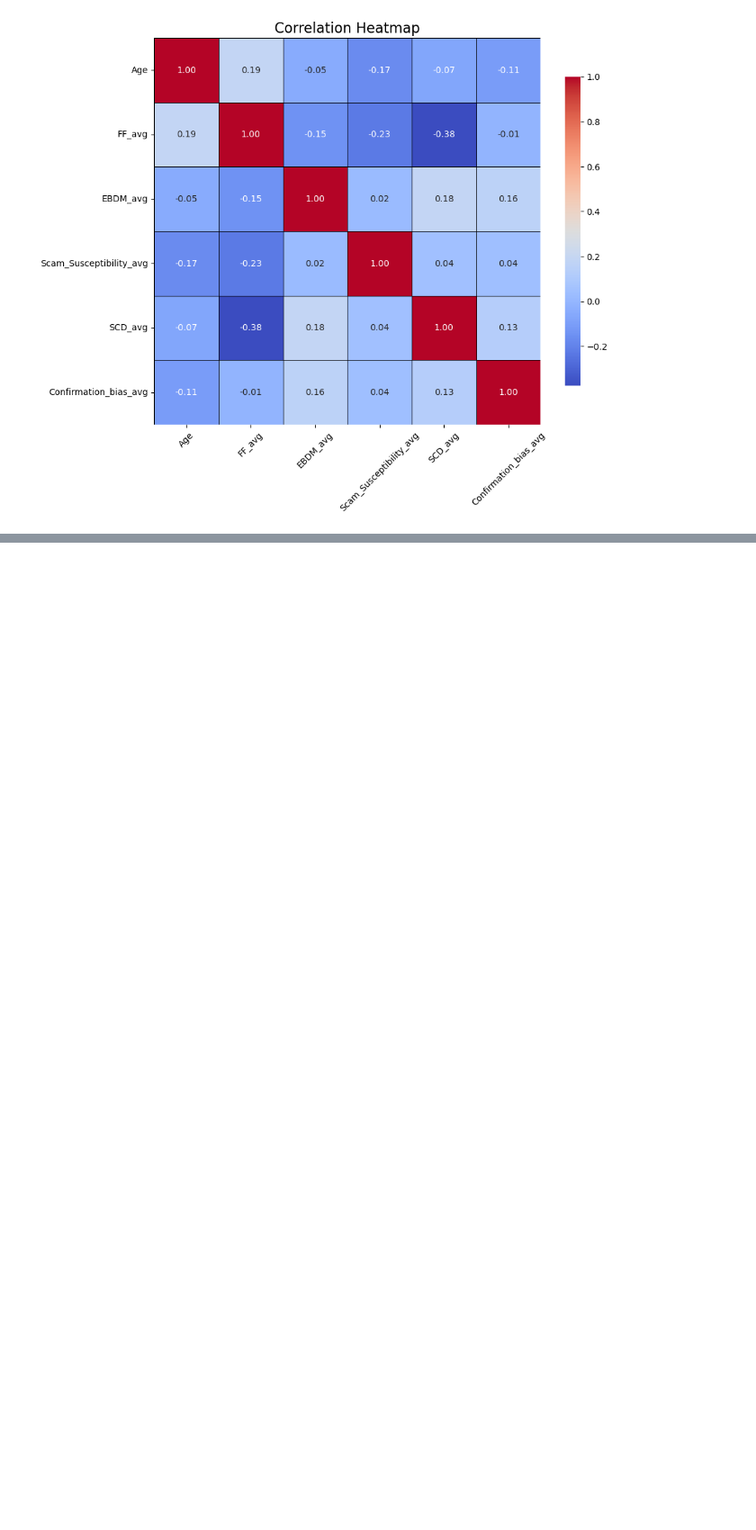
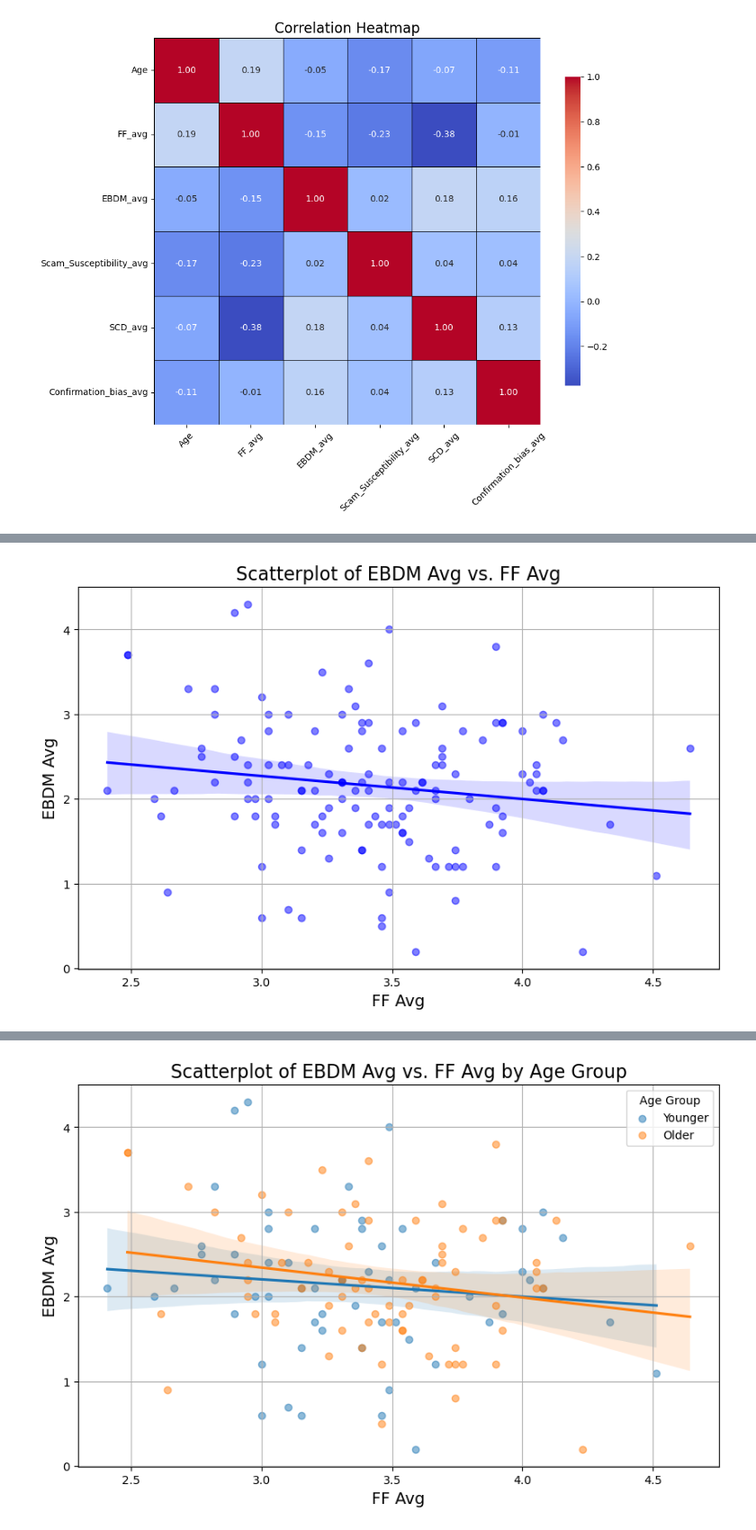
Before and after one commit to DVS-Lab/consciousness, a Jupyter notebook: code/gen-stats_softlaunch-data.ipynb, the cells around one changed output, grey strips where cells are left out. Shown at 90% size. Saved outputs shown, nothing was run; the diff lists cells and outputs as text; code cells hidden in the pictures; blank space fills up the shorter version.

Commit message:
Update stats--need to troubleshoot, heat map should match regressions

```diff
--- a/code/gen-stats_softlaunch-data.ipynb
+++ b/code/gen-stats_softlaunch-data.ipynb
@@ -605,0 +536,69 @@ Notes:
+# %%
+# Test Q2(A): EBDM ~ Age * FFMQ
+
+# Check for missing values in relevant columns
+print(combined_df[['EBDM_avg']].isnull().sum())
+
+# Drop rows with missing values in these columns (if any)
+combined_df = combined_df.dropna(subset=['EBDM_avg'])
+
+# Ensure the data types are numeric
+combined_df['EBDM_avg'] = pd.to_numeric(combined_df['EBDM_avg'], errors='coerce')
+
+# Drop any rows that may have been created as NaN due to coercion
+combined_df = combined_df.dropna(subset=['EBDM_avg'])
+
+# Prepare the data for regression
+X = combined_df[['FF_avg', 'Age']]  # Independent variables
+X = sm.add_constant(X)  # Add a constant term for the intercept
+y = combined_df['EBDM_avg']  # Dependent variable
+
+# Fit the linear regression model
+model = sm.OLS(y, X).fit()
+
+# Print the regression results
+print(model.summary())
+
+# Create scatterplot with EBDM_avg vs. FF_avg with trend line and confidence interval
+plt.figure(figsize=(10, 6))
+sns.regplot(x='FF_avg', y='EBDM_avg', data=combined_df,
+            scatter_kws={'color': 'blue', 'alpha': 0.5},
+            line_kws={'color': 'blue'},
+            ci=95)  # 95% confidence interval
+
+plt.title('Scatterplot of EBDM Avg vs. FF Avg', fontsize=16)
+plt.xlabel('FF Avg', fontsize=14)
+plt.ylabel('EBDM Avg', fontsize=14)
+plt.grid(True)
+plt.show()
+
+# Create a new column to categorize participants into two groups based on age
+combined_df['Age_Group'] = np.where(combined_df['Age'] >= 55, 'Older', 'Younger')
+
+# Prepare the model data
+X = combined_df[['FF_avg', 'Age', 'Age_FF_Interaction']]  # Independent variables
+y = combined_df['EBDM_avg']  # Dependent variable
+
+# Fit the linear regression model
+model = sm.OLS(y, X).fit()
+
+# Print the regression results
+print(model.summary())
+
+# Create scatterplot with different colors for age groups with trend lines and confidence intervals
+plt.figure(figsize=(10, 6))
+for age_group in combined_df['Age_Group'].unique():
+    subset = combined_df[combined_df['Age_Group'] == age_group]
+    sns.regplot(x='FF_avg', y='EBDM_avg', data=subset,
+                label=age_group,
+                scatter_kws={'alpha': 0.5},
+                line_kws={},  # No label for trend line
+                ci=95)  # 95% confidence interval
+
+plt.title('Scatterplot of EBDM Avg vs. FF Avg by Age Group', fontsize=16)
+plt.xlabel('FF Avg', fontsize=14)
+plt.ylabel('EBDM Avg', fontsize=14)
+plt.legend(title='Age Group')
+plt.grid(True)
+plt.show()
+# %% [output]
@@ -605,0 +622 @@ Notes:
+[figure, added]
@@ -605,0 +640 @@ Notes:
+[figure, added]
```
Also changed, not shown: parts of 5 cells of this notebook, 1 other file.
